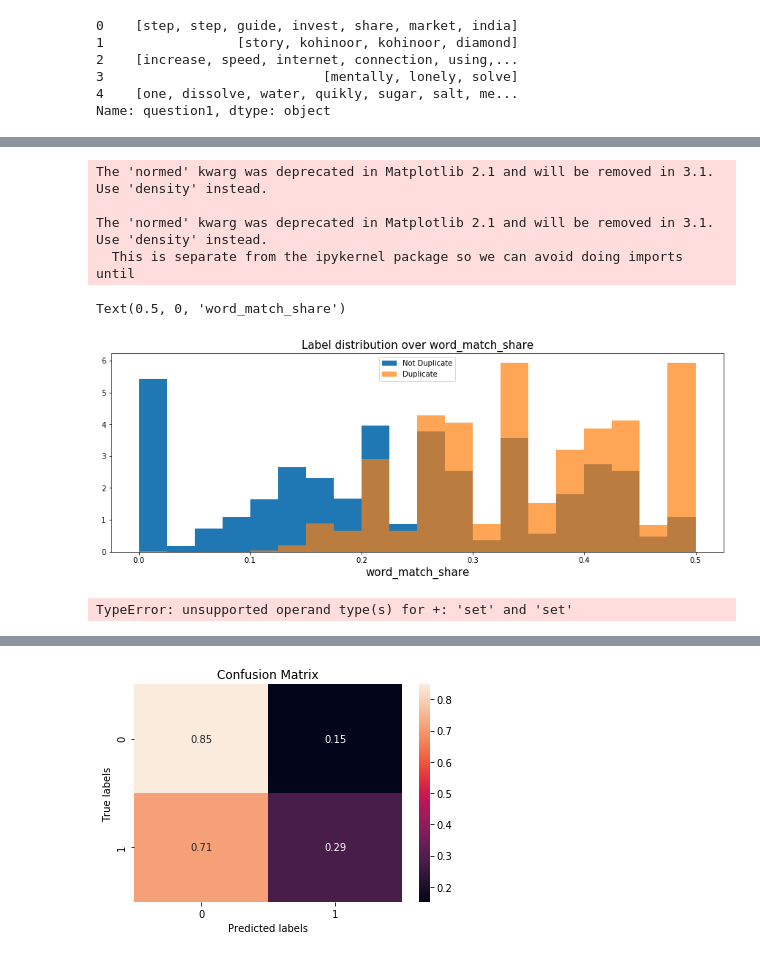
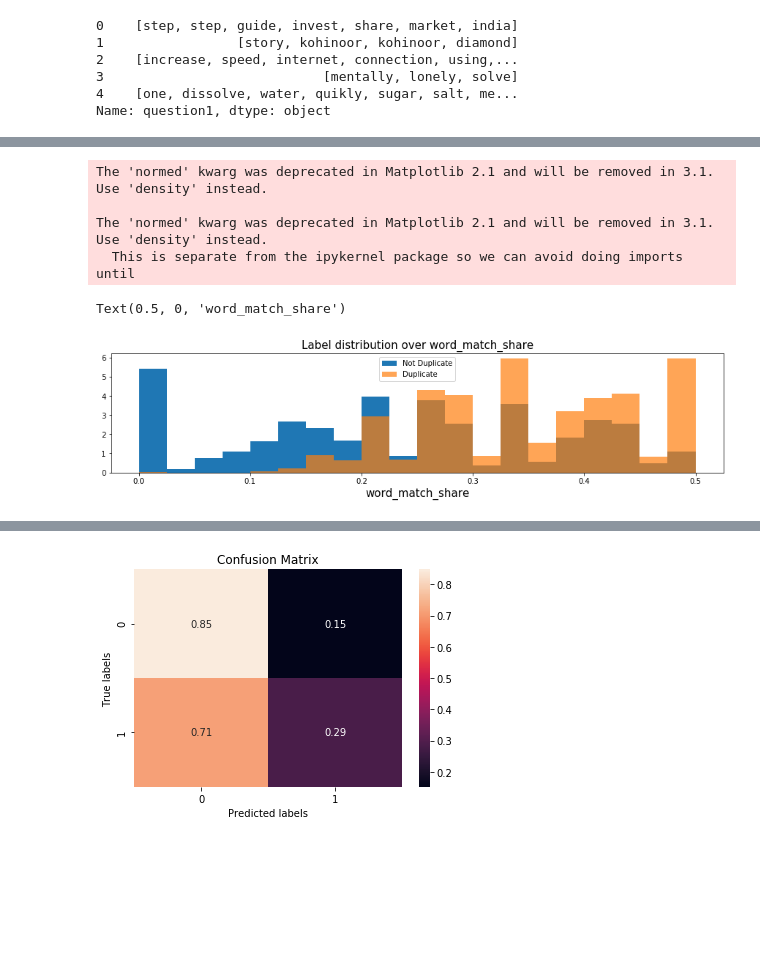
Before and after one commit to prerit2010/quora-question-similarity-prediction, a Jupyter notebook: model.ipynb, the cells around one changed output, grey strips where cells are left out. Cells and saved outputs as stored; diff of their text form; code cells hidden in the pictures; blank space fills up the shorter version.

```diff
--- a/model.ipynb
+++ b/model.ipynb
@@ -114,3 +106,6 @@ Name: question1, dtype: object
 # %%
 df_train['question1'] = df_train['question1'].str.split()
 df_train['question2'] = df_train['question2'].str.split()
+# %%
+x = df_train[(df_train['question1'].str.len() == 0) | (df_train['question2'].str.len() == 0)]
+x.shape
@@ -117,3 +114,12 @@ df_train['question2'] = df_train['question2'].str.split()
+# %%
+df_train = df_train[(df_train['question1'].str.len() != 0) & (df_train['question2'].str.len() != 0)]
+# %%
+common_words = []
+for a,b in zip(df_train.question1, df_train.question2):
+    t = len(list(set(a) & set(b)))
+    common_words.append(t)
+# %%
+df_train['common_words'] = common_words
 # %%
 df_train['question1'] = df_train['question1'].apply(lambda x: [item for item in x if item not in stop])
 df_train['question2'] = df_train['question2'].apply(lambda x: [item for item in x if item not in stop])
@@ -186,17 +192,17 @@ for a,b in zip(df_train.q1_s, df_train.q2_s):
 # %%
 df_train['len_diff'] = lengths
 # %%
-plt.figure(figsize=(15, 5))
+plt.figure(figsize=(15, 3))
 plt.hist(df_train[df_train['is_duplicate'] == 0]['match_frac'], bins=20, normed=True, label='Not Duplicate')
 plt.hist(df_train[df_train['is_duplicate'] == 1]['match_frac'], bins=20, normed=True, alpha=0.7, label='Duplicate')
 plt.legend()
 plt.title('Label distribution over word_match_share', fontsize=15)
 plt.xlabel('word_match_share', fontsize=15)
 # %% [output]
 The 'normed' kwarg was deprecated in Matplotlib 2.1 and will be removed in 3.1. Use 'density' instead.
 
 The 'normed' kwarg was deprecated in Matplotlib 2.1 and will be removed in 3.1. Use 'density' instead.
   This is separate from the ipykernel package so we can avoid doing imports until
 Text(0.5, 0, 'word_match_share')
-[figure, old version]
+[figure, new version]
 # %%
@@ -204,9 +210,3 @@ df_train.to_pickle("dataset.pkl")
-# %%
-a = [1,2,2,3]
-b = [5, 5, 6, 6]
-list(set(a) + set(b))
-# %% [output]
-TypeError: unsupported operand type(s) for +: 'set' and 'set'
 # %%
 sentences = list(df_train['q1_s']) + list(df_train['q2_s'])
 
```
Also changed, not shown: parts of 76 cells of this notebook.
